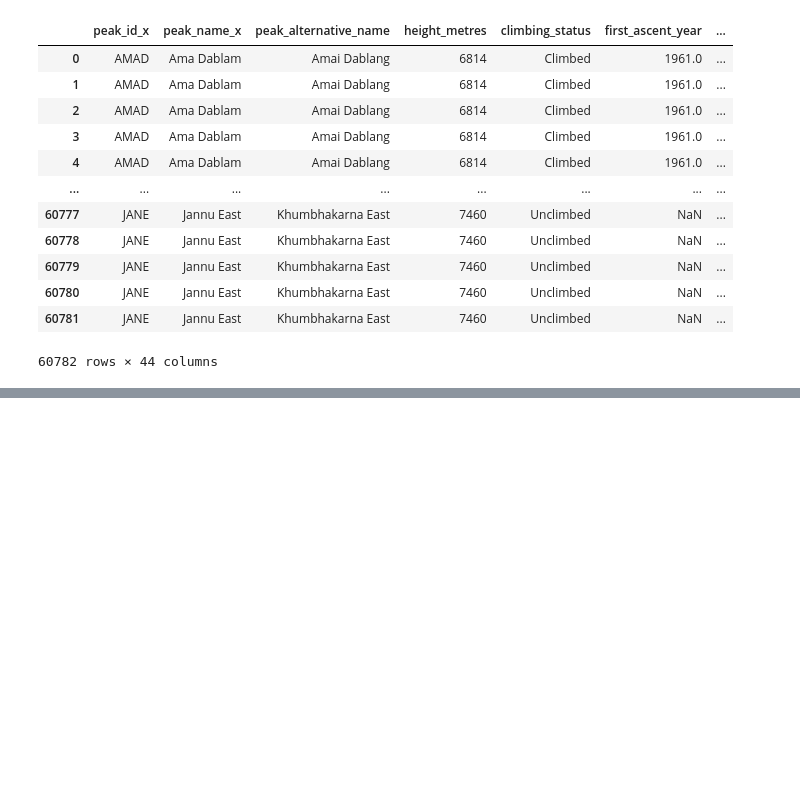
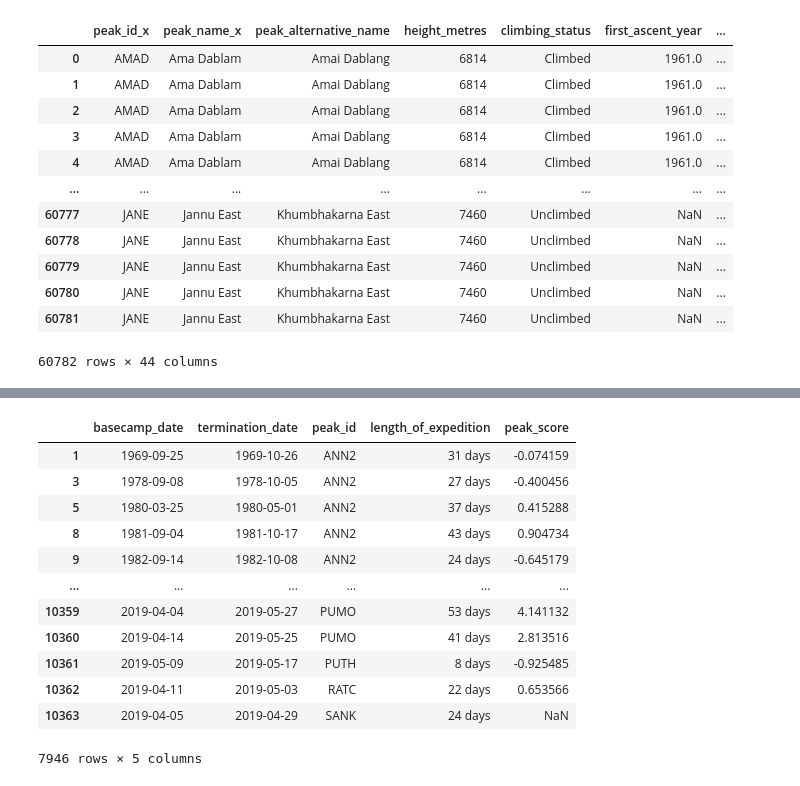
Before and after one commit to QMSS-G5072-2022/Rudoff_Jackson, a Jupyter notebook: hw02/HW2 - Jackson_Rudoff.ipynb, the cells around one changed output, grey strips where cells are left out. Cells and saved outputs as stored; diff of their text form; code cells hidden in the pictures; blank space fills up the shorter version.

```diff
--- a/hw02/HW2 - Jackson_Rudoff.ipynb
+++ b/hw02/HW2 - Jackson_Rudoff.ipynb
@@ -176,0 +132,6 @@ members
+# %%
+expeditions['decade'] = ((expeditions['year']//10)*10)
+expeditions_grouped = (expeditions[['decade','expedition_id', 'members', 'member_deaths', 'hired_staff', 'hired_staff_deaths']]
+                       .drop_duplicates(subset = ['expedition_id'])
+                       .groupby('decade'))
+expeditions_grouped
@@ -176,0 +203,24 @@ members
+# %%
+begin = pd.to_datetime(expeditions['basecamp_date'])
+end = pd.to_datetime(expeditions['termination_date'])
+dates = pd.concat([begin, end, expeditions['peak_id']], axis = 1).dropna()
+dates['length_of_expedition'] = end-begin
+
+dates['peak_score'] = dates[['peak_id', 'length_of_expedition']].groupby('peak_id'
+                                                                      ).transform(lambda x: (x - x.mean()) / x.std())
+
+dates
+# %% [output]
+|  | basecamp_date | termination_date | peak_id | length_of_expedition | peak_score |
+| 1 | 1969-09-25 | 1969-10-26 | ANN2 | 31 days | -0.074159 |
+| 3 | 1978-09-08 | 1978-10-05 | ANN2 | 27 days | -0.400456 |
+| 5 | 1980-03-25 | 1980-05-01 | ANN2 | 37 days | 0.415288 |
+| 8 | 1981-09-04 | 1981-10-17 | ANN2 | 43 days | 0.904734 |
+| 9 | 1982-09-14 | 1982-10-08 | ANN2 | 24 days | -0.645179 |
+| ... | ... | ... | ... | ... | ... |
+| 10359 | 2019-04-04 | 2019-05-27 | PUMO | 53 days | 4.141132 |
+| 10360 | 2019-04-14 | 2019-05-25 | PUMO | 41 days | 2.813516 |
+| 10361 | 2019-05-09 | 2019-05-17 | PUTH | 8 days | -0.925485 |
+| 10362 | 2019-04-11 | 2019-05-03 | RATC | 22 days | 0.653566 |
+| 10363 | 2019-04-05 | 2019-04-29 | SANK | 24 days | NaN |
+7946 rows × 5 columns
```
Also changed, not shown: parts of 17 cells of this notebook.
